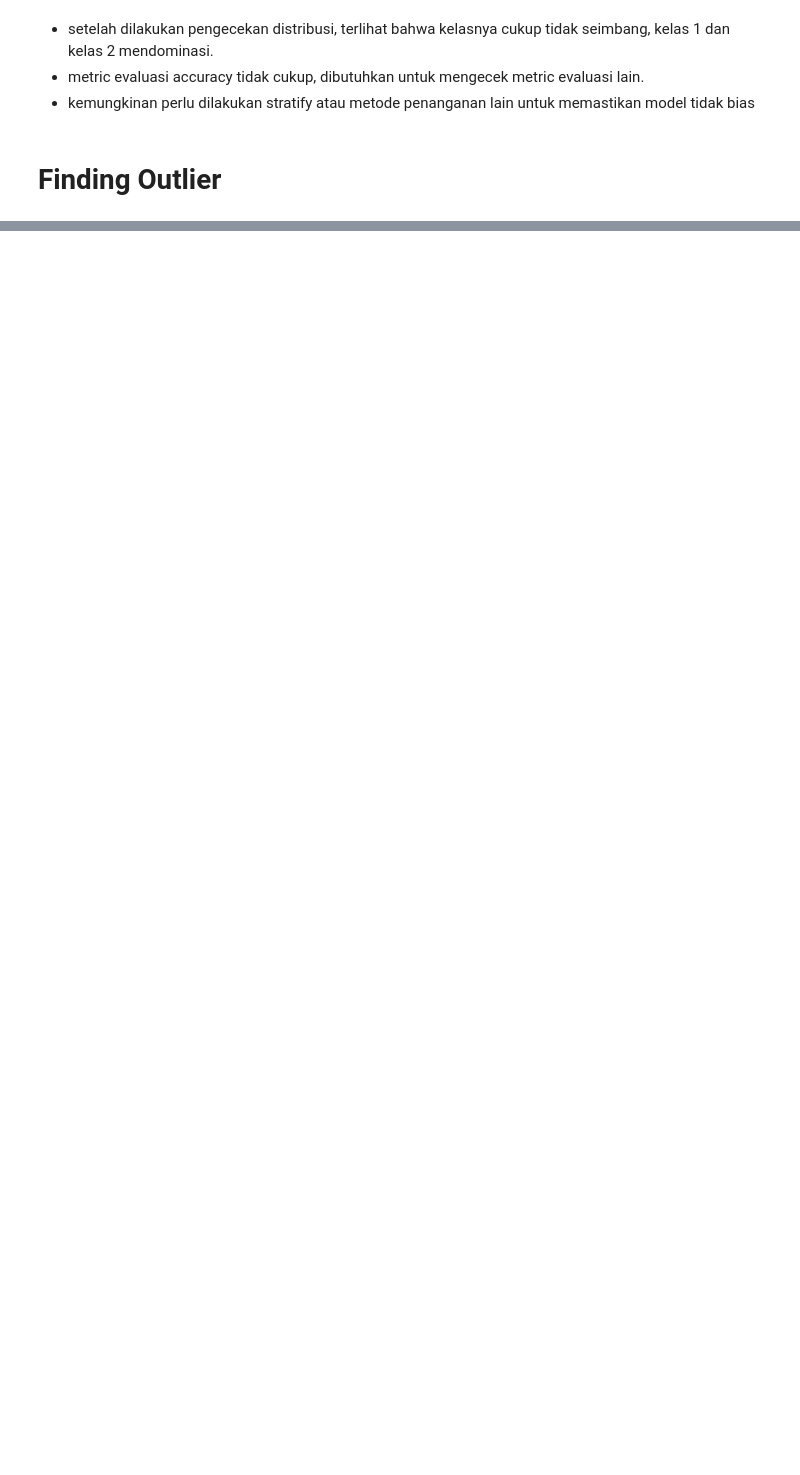
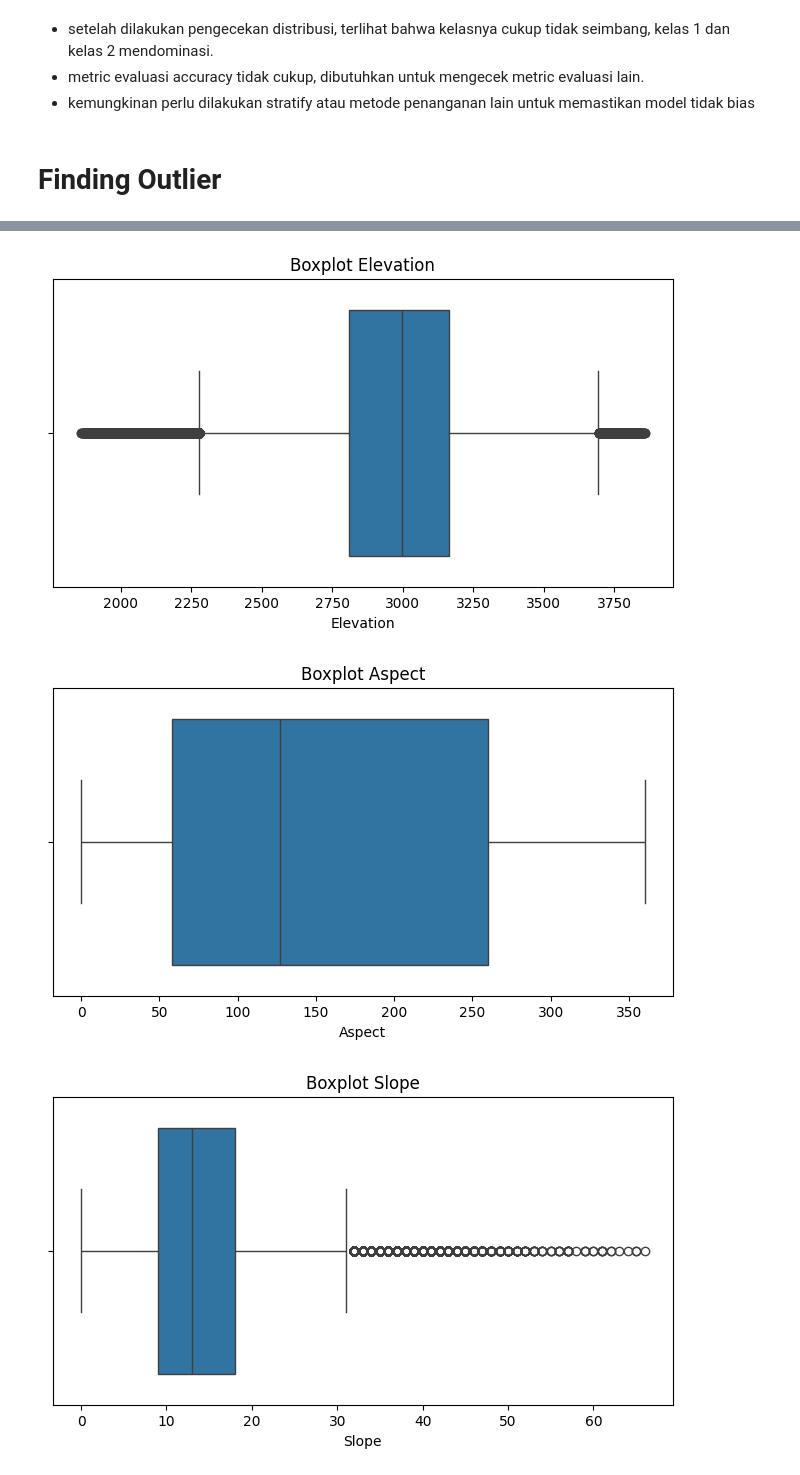
Before and after one commit to kuliahakmal/FPML, a Jupyter notebook: notebook/code.ipynb, the cells around one changed output, grey strips where cells are left out. Cells and saved outputs as stored; diff of their text form; code cells hidden in the pictures; blank space fills up the shorter version.

Commit message:
cari outlier

```diff
--- a/notebook/code.ipynb
+++ b/notebook/code.ipynb
@@ -129,0 +175,27 @@ plt.show()
+# %%
+outlier_summary = []
+
+for col in num_cols:
+    Q1 = df[col].quantile(0.25)
+    Q3 = df[col].quantile(0.75)
+    IQR = Q3 - Q1
+
+    lower_bound = Q1 - 1.5 * IQR
+    upper_bound = Q3 + 1.5 * IQR
+
+    outlier_count = ((df[col] < lower_bound) | (df[col] > upper_bound)).sum()
+    outlier_percentage = outlier_count / len(df) * 100
+
+    outlier_summary.append({
+        "Feature": col,
+        "Q1": Q1,
+        "Q3": Q3,
+        "IQR": IQR,
+        "Lower Bound": lower_bound,
+        "Upper Bound": upper_bound,
+        "Outlier Count": outlier_count,
+        "Outlier Percentage": outlier_percentage
+    })
+
+outlier_df = pd.DataFrame(outlier_summary)
+outlier_df.sort_values(by="Outlier Percentage", ascending=False)
@@ -129,0 +214,11 @@ plt.show()
+# %%
+for col in num_cols:
+    plt.figure(figsize=(8, 4))
+    sns.boxplot(data=df, x=col)
+    plt.title(f"Boxplot {col}")
+    plt.xlabel(col)
+    plt.show()
+# %% [output]
+[figure, added]
+[figure, added]
+[figure, added]
```
Also changed, not shown: parts of 11 cells of this notebook, 5 other files.
